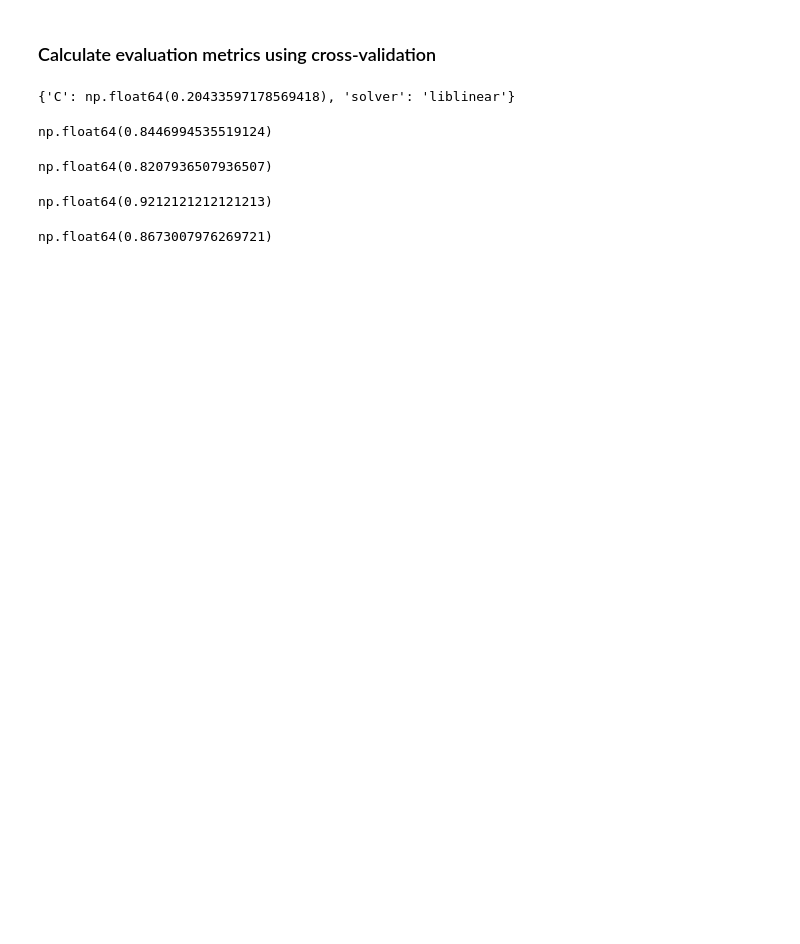
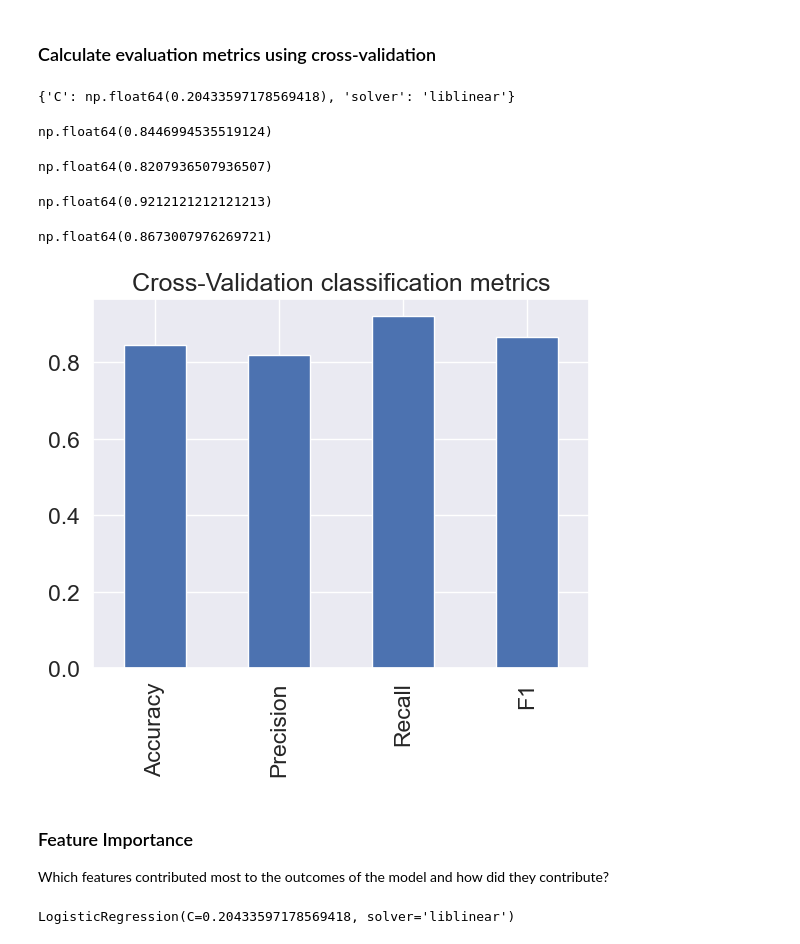
Before and after one commit to HerbertNtim/heart-disease_project, a Jupyter notebook: notebooks/end-to-end-heart-disease-classification.ipynb, the cells around one changed output. Saved outputs shown, nothing was run; the diff lists cells and outputs as text; code cells hidden in the pictures; blank space fills up the shorter version.

Commit message:
feature importance

```diff
--- a/notebooks/end-to-end-heart-disease-classification.ipynb
+++ b/notebooks/end-to-end-heart-disease-classification.ipynb
@@ -602,8 +602,21 @@ np.float64(0.8673007976269721)
 # %%
 # Visualize cross-validation metrics
 cv_metrics = pd.DataFrame({
     "Accuracy": cv_acc,
     "Precision": cv_precision,
     "Recall": cv_recall,
     "F1": cv_f1
-}, index=)
+}, index=[0])
+
+cv_metrics.T.plot.bar(title='Cross-Validation classification metrics', legend=False);
+# %% [output]
+[figure, added]
+# %% [markdown]
+### Feature Importance
+Which features contributed most to the outcomes of the model and how did they contribute?
+# %%
+# Fit an instance of LogisticRegression
+clf = LogisticRegression(C=0.20433597178569418, solver='liblinear')
+clf.fit(X_train, y_train)
+# %% [output]
+LogisticRegression(C=0.20433597178569418, solver='liblinear')
```
Also changed, not shown: parts of 6 cells of this notebook.
